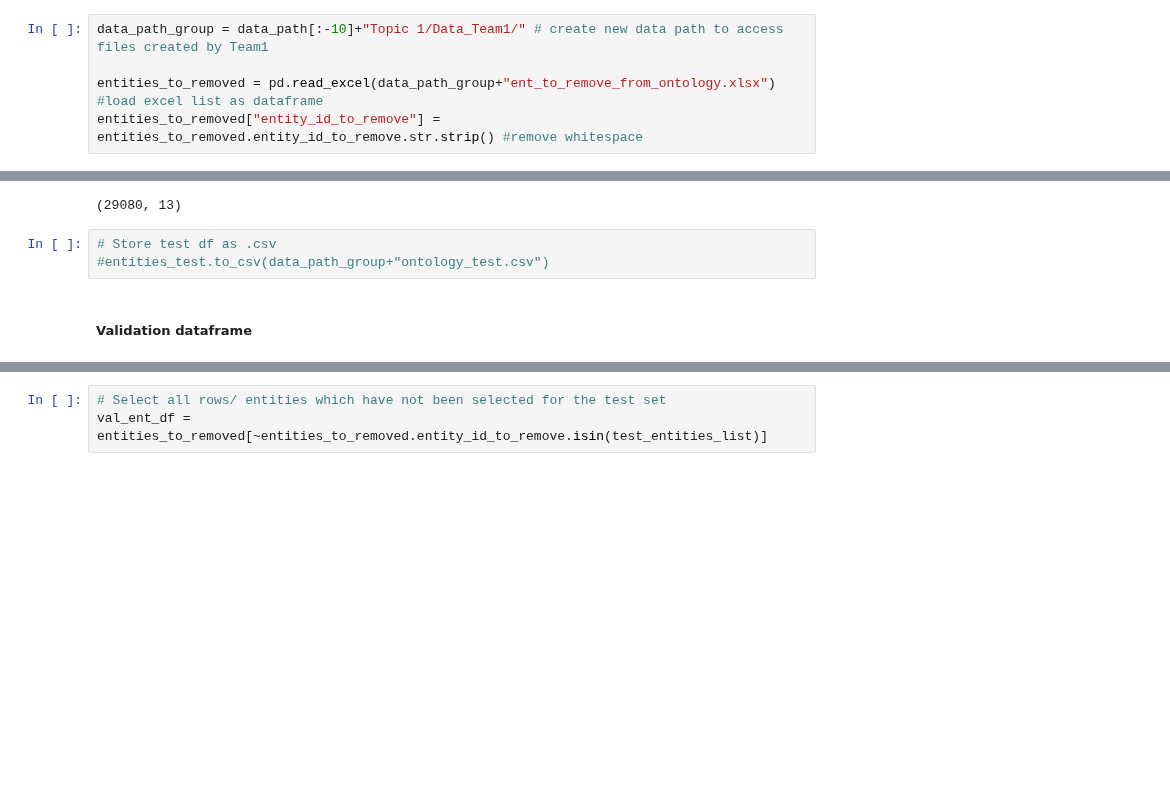
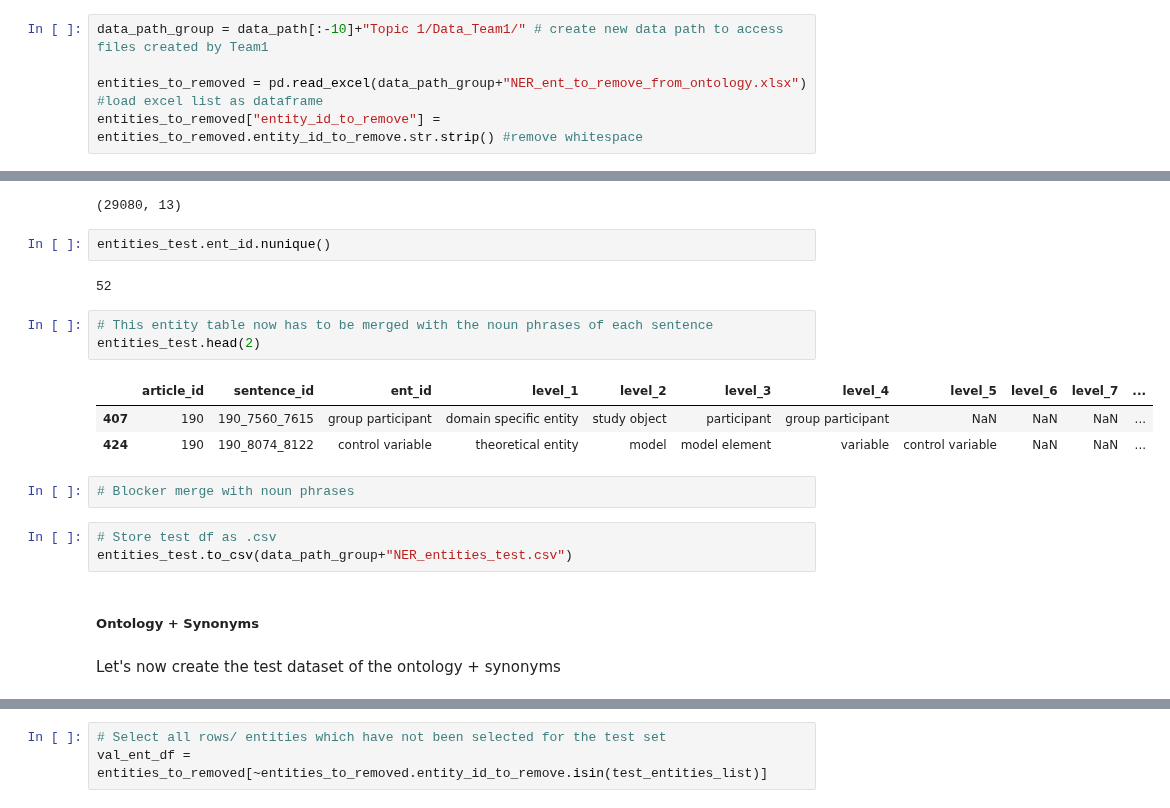
Before and after one commit to Heity94/TWSM_Lab, a Jupyter notebook: Project/Notebooks/PH_TrainTestSplit_Ontology.ipynb, the cells around one changed output, grey strips where cells are left out. Cells and saved outputs as stored; diff of their text form; blank space fills up the shorter version.

Commit message:
Add chapter for splitting synoyms + Only Noun phrases are missing

```diff
--- a/Project/Notebooks/PH_TrainTestSplit_Ontology.ipynb
+++ b/Project/Notebooks/PH_TrainTestSplit_Ontology.ipynb
@@ -231,7 +248,7 @@ We also stored the list above in an Excel format for further processing
 # %%
 data_path_group = data_path[:-10]+"Topic 1/Data_Team1/" # create new data path to access files created by Team1
 
-entities_to_removed = pd.read_excel(data_path_group+"ent_to_remove_from_ontology.xlsx") #load excel list as dataframe
+entities_to_removed = pd.read_excel(data_path_group+"NER_ent_to_remove_from_ontology.xlsx") #load excel list as dataframe
 entities_to_removed["entity_id_to_remove"] = entities_to_removed.entity_id_to_remove.str.strip() #remove whitespace
 # %%
 entities_to_removed.head(2)
@@ -408,8 +474,23 @@ entities_test = entities[entities.ent_id.isin(test_entities_list)]
 entities_test.shape
 # %% [output]
 (29080, 13)
+# %%
+entities_test.ent_id.nunique()
+# %% [output]
+52
+# %%
+# This entity table now has to be merged with the noun phrases of each sentence
+entities_test.head(2)
+# %% [output]
+|  | article_id | sentence_id | ent_id | level_1 | level_2 | level_3 | level_4 | level_5 | level_6 | level_7 | ... |
+| 407 | 190 | 190_7560_7615 | group participant | domain specific entity | study object | participant | group participant | NaN | NaN | NaN | ... |
+| 424 | 190 | 190_8074_8122 | control variable | theoretical entity | model | model element | variable | control variable | NaN | NaN | ... |
+# %%
+# Blocker merge with noun phrases
 # %%
 # Store test df as .csv
-#entities_test.to_csv(data_path_group+"ontology_test.csv")
+entities_test.to_csv(data_path_group+"NER_entities_test.csv")
-# %% [markdown]
-##### Validation dataframe
+# %% [markdown]
+##### Ontology + Synonyms
+# %% [markdown]
+Let's now create the test dataset of the ontology + synonyms
```
Also changed, not shown: parts of 67 cells of this notebook.
